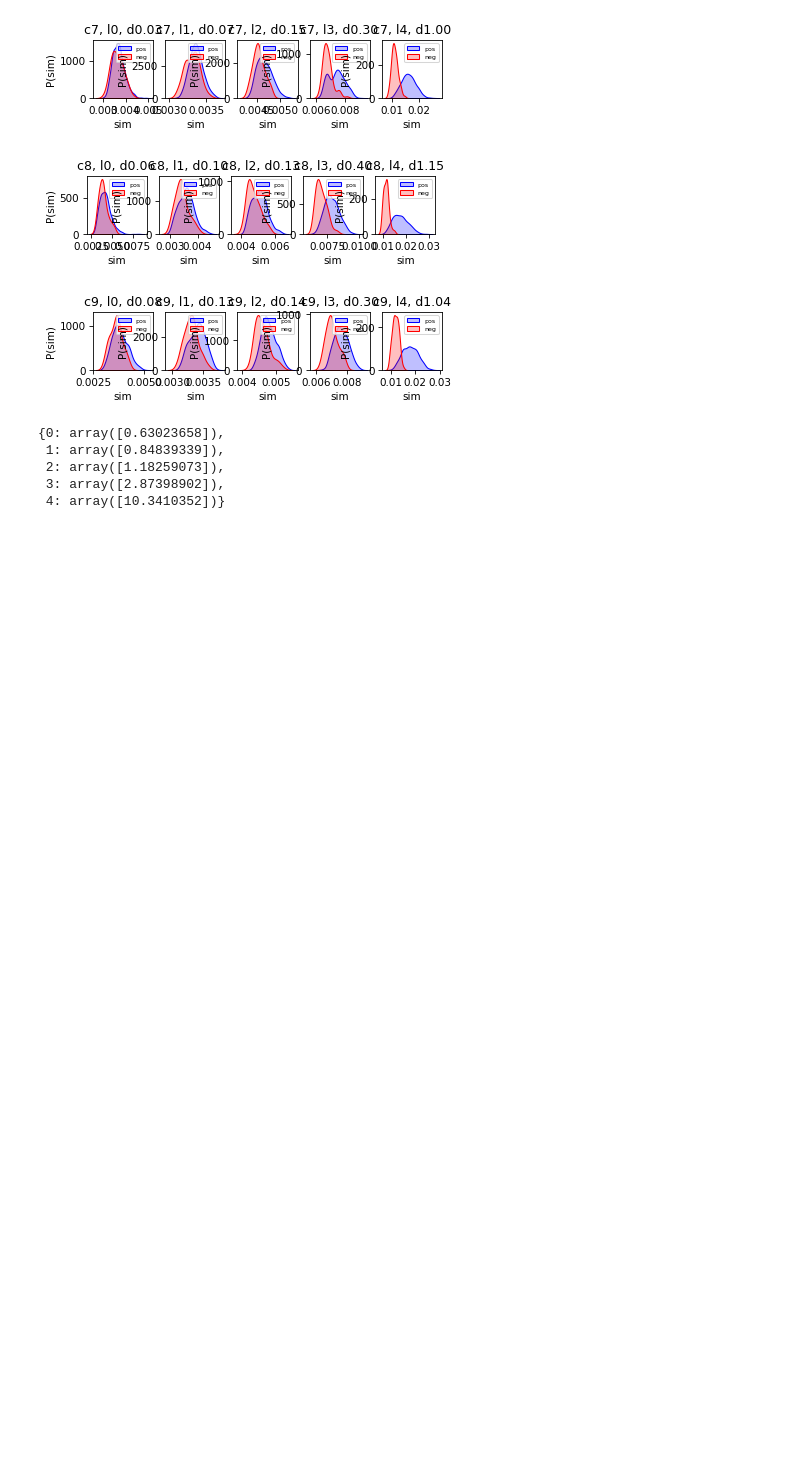
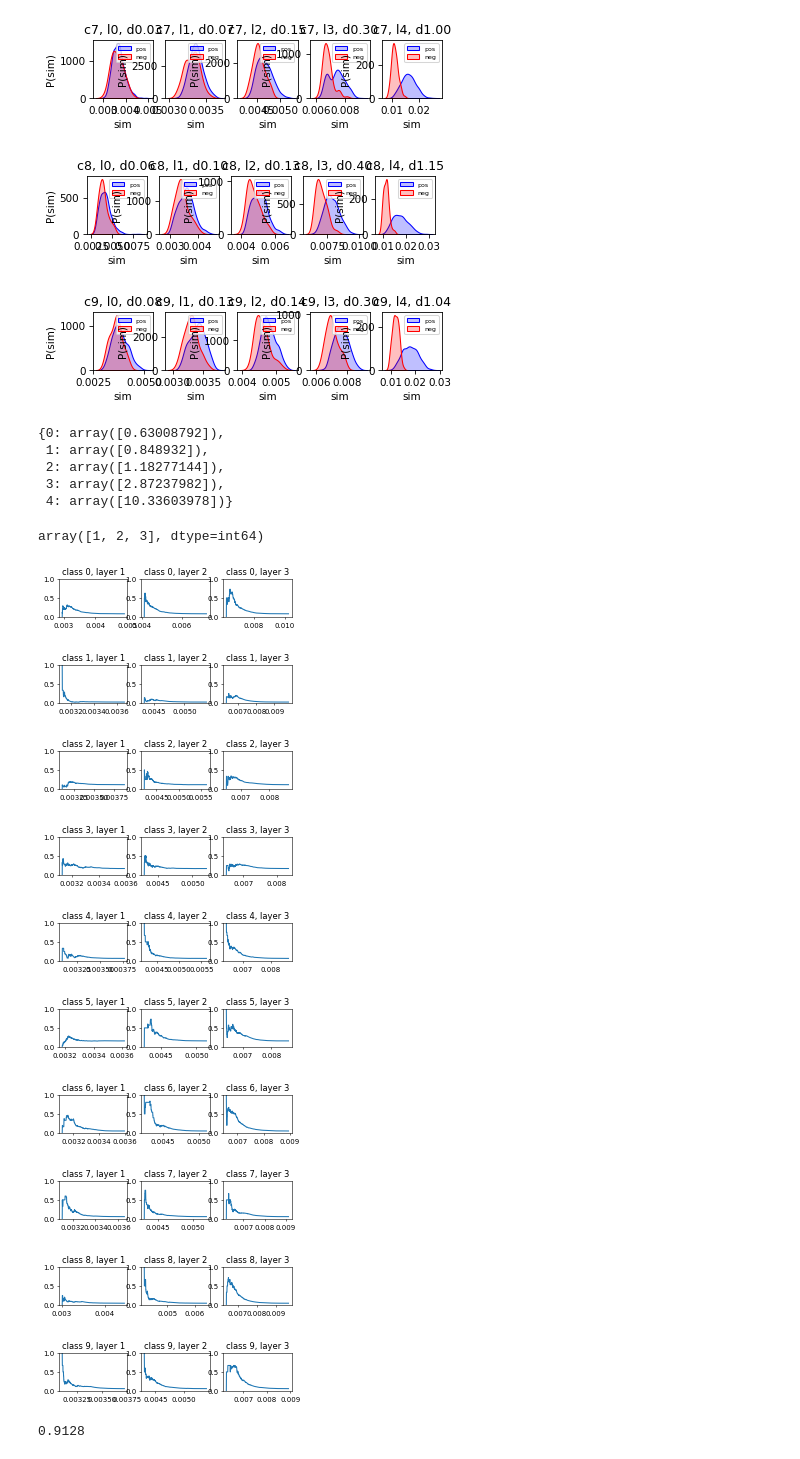
Before and after one commit to ZhenglinPan/ShallowJudge, a Jupyter notebook: src/resnet18.ipynb, the cells around one changed output. Drawn from its saved outputs; the diff is of its cells as text; code cells hidden in the pictures; blank space fills up the shorter version.

```diff
--- a/src/resnet18.ipynb
+++ b/src/resnet18.ipynb
@@ -248,7 +249,7 @@ for c in tqdm(range(CLASSES)):
 [figure]
 # %%
 rlb_dict = dict()
-for l in range(len(candidates)):
+for l in tqdm(range(len(candidates))):
     reliability = 0
     for c in range(CLASSES):
         pos_data = np.array(sim_dict[l]['pos'][c]).reshape(1, -1)
@@ -259,8 +260,18 @@ for l in range(len(candidates)):
 
 rlb_dict
 # %% [output]
-{0: array([0.63023658]),
- 1: array([0.84839339]),
- 2: array([1.18259073]),
- 3: array([2.87398902]),
- 4: array([10.3410352])}
+{0: array([0.63008792]),
+ 1: array([0.848932]),
+ 2: array([1.18277144]),
+ 3: array([2.87237982]),
+ 4: array([10.33603978])}
+# %%
+CANDIDATES_NUM = 4
+JUDGE_LAYERS_NUM = 3
+# %%
+candidates_layers = list(map(float, rlb_dict.values()))[:CANDIDATES_NUM]
+layers_index = np.argsort(candidates_layers)[::-1][:JUDGE_LAYERS_NUM]
+JUDGE_LAYERS = layers_index[::-1]
+JUDGE_LAYERS
+# %% [output]
+array([1, 2, 3], dtype=int64)
@@ -266,0 +309,33 @@ rlb_dict
+# %%
+sim_bayes_dict = dict() # bayes prob of how likely a sample with a similarity is negative
+                        # note that it can not be called directly since the keys are continuous
+for l in JUDGE_LAYERS:
+    sim_bayes_dict[l] = dict()
+    for c in range(CLASSES):
+        sim_bayes_dict[l][c] = None
+
+for l in JUDGE_LAYERS:
+    for c in range(CLASSES):
+        pos_data = sim_dict[l]['pos'][c]
+        neg_data = sim_dict[l]['neg'][c]
+        d = sim2bayes(np.array(pos_data).reshape(1, -1), np.array(neg_data).reshape(1, -1))
+        sim_bayes_dict[l][c] = d
+# %%
+for c in range(CLASSES):
+    fig = plt.figure(figsize=(6, 1), dpi=50)
+    for l in JUDGE_LAYERS:
+        plt.subplot(1, 3, l)
+        plt.plot(list(sim_bayes_dict[l][c].keys()), list(sim_bayes_dict[l][c].values()))
+        plt.title("class %d, layer %d" % (c, l))
+        plt.ylim([0, 1])
+# %% [output]
+[figure, added]
+[figure, added]
+[figure, added]
+[figure, added]
+[figure, added]
+[figure, added]
+[figure, added]
+[figure, added]
+[figure, added]
+[figure, added]
@@ -266,0 +407,17 @@ rlb_dict
+# %%
+acc_ls = []
+with tqdm(test_loader, unit="batch") as tepoch:
+    for xtest, ytest in tepoch:
+            xtest = xtest.to(device)
+            output = model(xtest)
+            test_pred = torch.max(output.cpu(),1).indices
+
+            acc_ls.append(test_pred == ytest)
+
+acc_ls_dt = [item.cpu().detach().numpy() for item in acc_ls]
+acc_mx = np.array([])
+for item in acc_ls_dt:
+    acc_mx = np.hstack((item, acc_mx))
+np.mean(acc_mx)
+# %% [output]
+0.9128
```
Also changed, not shown: parts of 10 cells of this notebook, 1 other file.
